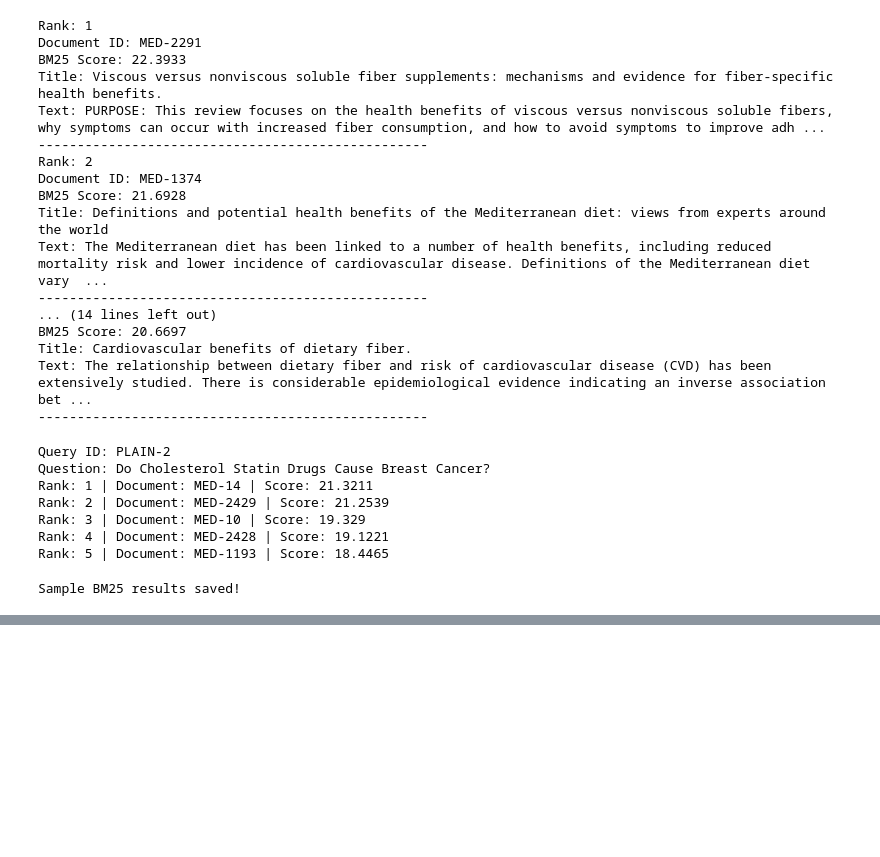
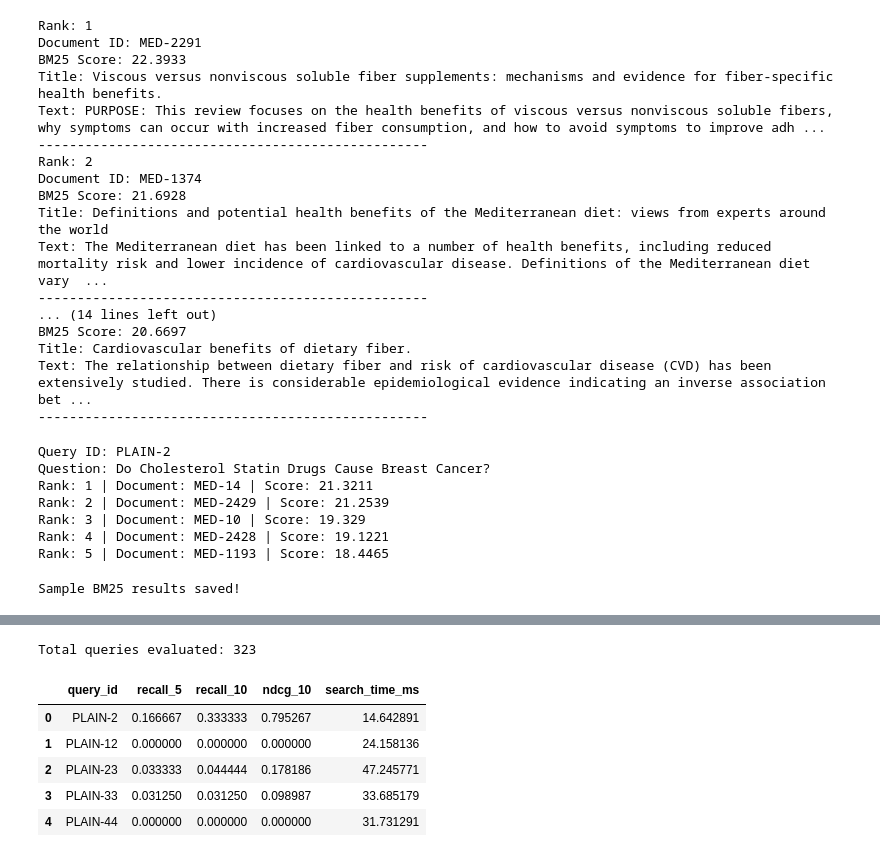
Before and after one commit to rachana1707-S/Adaptive-MedRAG, a Jupyter notebook: notebooks/01_retrieval.ipynb, the cells around one changed output, grey strips where cells are left out. Cells and saved outputs as stored; diff of their text form; code cells hidden in the pictures; blank space fills up the shorter version.

```diff
--- a/notebooks/01_retrieval.ipynb
+++ b/notebooks/01_retrieval.ipynb
@@ -294,0 +360,20 @@ Sample BM25 results saved!
+# %%
+# Recall@k measures how many relevant documents we found
+# out of all relevant documents for a query
+
+def recall_at_k(retrieved_ids, relevant_docs, k):
+
+    relevant_ids = set(relevant_docs.keys())
+
+    if len(relevant_ids) == 0:
+        return 0.0
+
+    # Taking only the top k retrieved documents
+    top_k_ids = set(retrieved_ids[:k])
+
+    # Counting how many retrieved documents are relevant
+    relevant_found = len(top_k_ids.intersection(relevant_ids))
+
+    recall = relevant_found / len(relevant_ids)
+
+    return recall
@@ -294,0 +449,51 @@ Sample BM25 results saved!
+# %%
+# Running BM25 on all NFCorpus test queries
+# For each query, we calculate recall, nDCG, and search time
+
+evaluation_results = []
+
+for query_id, relevant_docs in qrels.items():
+
+    if query_id not in queries:
+        continue
+
+    question = queries[query_id]
+
+    # Measuring the time taken by BM25 search
+    start_time = time.perf_counter()
+
+    results = bm25_search(question, top_k=10)
+
+    search_time = (time.perf_counter() - start_time) * 1000
+
+    # Getting the document IDs returned by BM25
+    retrieved_ids = [result["doc_id"] for result in results]
+
+    # Storing the metrics for this query
+    evaluation_results.append({
+        "query_id": query_id,
+        "recall_5": recall_at_k(
+            retrieved_ids, relevant_docs, 5
+        ),
+        "recall_10": recall_at_k(
+            retrieved_ids, relevant_docs, 10
+        ),
+        "ndcg_10": ndcg_at_k(
+            retrieved_ids, relevant_docs, 10
+        ),
+        "search_time_ms": search_time
+    })
+
+evaluation_df = pd.DataFrame(evaluation_results)
+
+print("Total queries evaluated:", len(evaluation_df))
+
+display(evaluation_df.head())
+# %% [output]
+Total queries evaluated: 323
+|  | query_id | recall_5 | recall_10 | ndcg_10 | search_time_ms |
+| 0 | PLAIN-2 | 0.166667 | 0.333333 | 0.795267 | 14.642891 |
+| 1 | PLAIN-12 | 0.000000 | 0.000000 | 0.000000 | 24.158136 |
+| 2 | PLAIN-23 | 0.033333 | 0.044444 | 0.178186 | 47.245771 |
+| 3 | PLAIN-33 | 0.031250 | 0.031250 | 0.098987 | 33.685179 |
+| 4 | PLAIN-44 | 0.000000 | 0.000000 | 0.000000 | 31.731291 |
```
Also changed, not shown: parts of 12 cells of this notebook.
